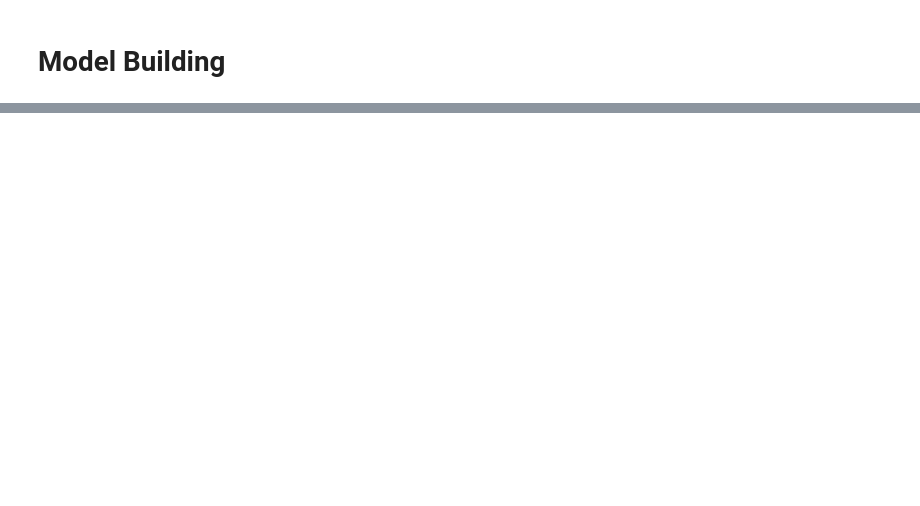
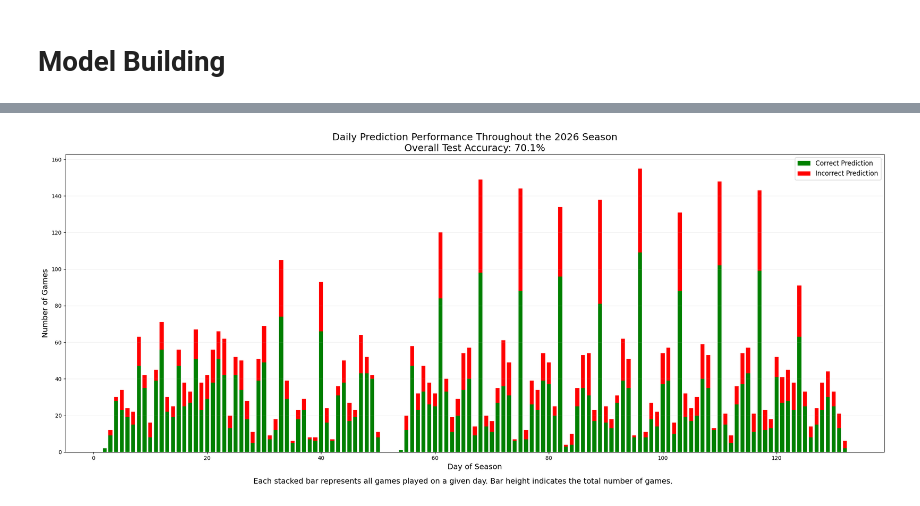
Before and after one commit to ItamarKroitoru/march-not-so-madness, a Jupyter notebook: src/notebooks/notebook_orchestrator.ipynb, the cells around one changed output, grey strips where cells are left out. Drawn from its saved outputs; the diff is of its cells as text; code cells hidden in the pictures; blank space fills up the shorter version.

```diff
--- a/src/notebooks/notebook_orchestrator.ipynb
+++ b/src/notebooks/notebook_orchestrator.ipynb
@@ -528,0 +761,16 @@ model.add_learner("LightGBM", lightgbm)
+# %%
+from src.datasets.multi_season_dataset import build_multi_season_dataset
+
+raw_X_2026, raw_y_check, _ = build_multi_season_dataset(
+    seasons=[2026]
+)
+
+assert len(raw_X_2026) == len(X_2026)
+assert (raw_y_check.to_numpy() == y_2026).all()
+
+y_pred = model.predict(X_2026)
+
+game_results = pd.DataFrame({
+    "DayNum": raw_X_2026["DayNum"].to_numpy(),
+    "correct": y_pred == y_2026,
+})
@@ -528,0 +787,59 @@ model.add_learner("LightGBM", lightgbm)
+# %%
+import matplotlib.pyplot as plt
+
+daily = (
+    game_results
+    .groupby("DayNum")["correct"]
+    .agg(["sum", "count"])
+    .reset_index()
+)
+
+daily["correct"] = daily["sum"]
+daily["incorrect"] = daily["count"] - daily["correct"]
+
+overall_accuracy = game_results["correct"].mean() * 100
+
+plt.figure(figsize=(22, 9))
+
+plt.bar(
+    daily["DayNum"],
+    daily["correct"],
+    color="green",
+    width=0.7,
+    label="Correct Prediction"
+)
+
+plt.bar(
+    daily["DayNum"],
+    daily["incorrect"],
+    bottom=daily["correct"],
+    color="red",
+    width=0.7,
+    label="Incorrect Prediction"
+)
+
+plt.xlabel("Day of Season", fontsize=14)
+plt.ylabel("Number of Games", fontsize=14)
+
+plt.title(
+    "Daily Prediction Performance Throughout the 2026 Season\n"
+    f"Overall Test Accuracy: {overall_accuracy:.1f}%",
+    fontsize=18
+)
+
+plt.legend(fontsize=12)
+plt.grid(axis="y", alpha=0.2)
+
+plt.figtext(
+    0.5,
+    -0.02,
+    "Each stacked bar represents all games played on a given day. "
+    "Bar height indicates the total number of games.",
+    ha="center",
+    fontsize=14
+)
+
+plt.tight_layout()
+plt.show()
+# %% [output]
+[figure, added]
```
Also changed, not shown: parts of 24 cells of this notebook.
